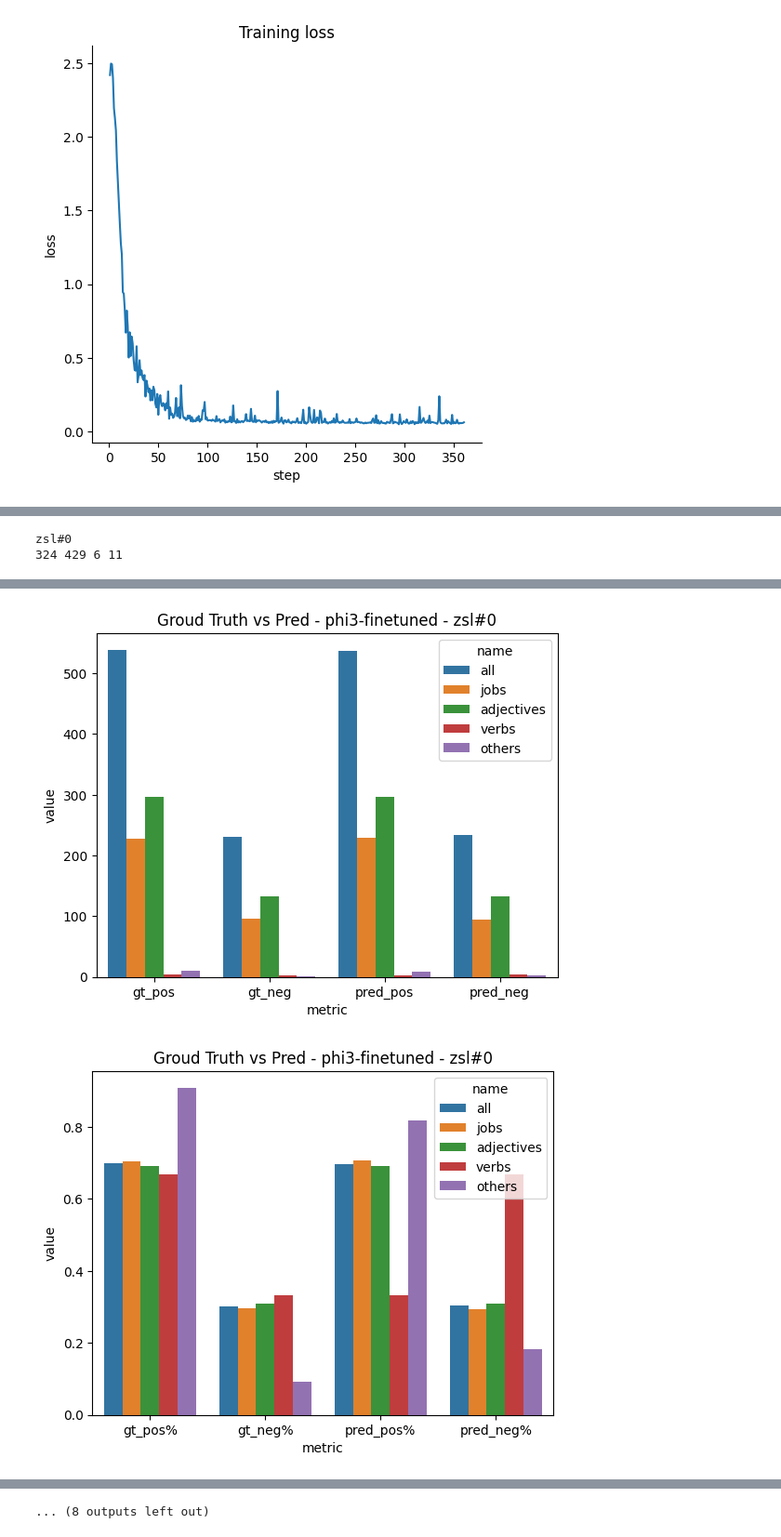
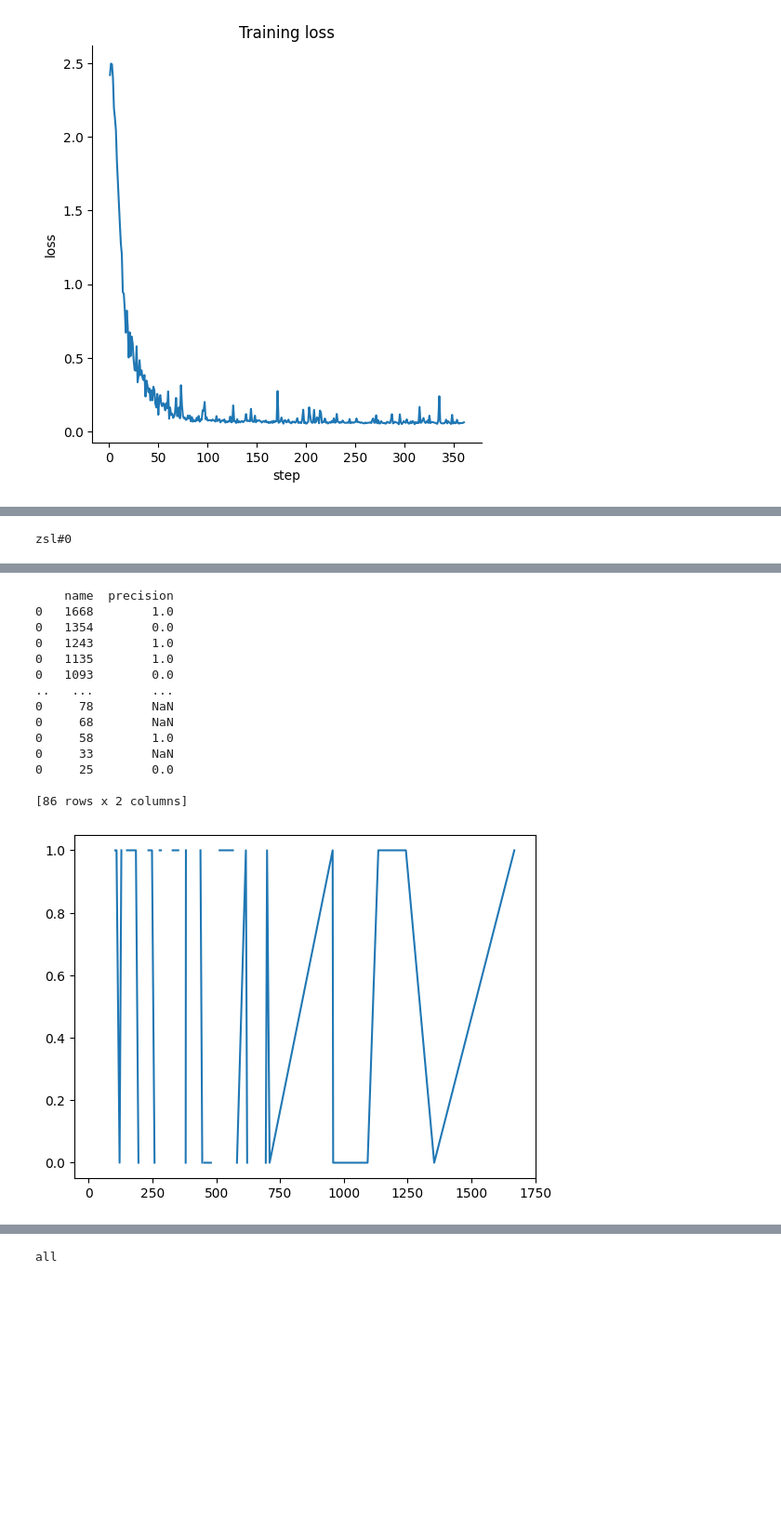
Before and after one commit to tommasoromano/unimi-language-detection, a Jupyter notebook: analysis.ipynb, the cells around one changed output, grey strips where cells are left out. Shown at 93% size. Saved outputs shown, nothing was run; the diff lists cells and outputs as text; code cells hidden in the pictures; blank space fills up the shorter version.

Commit message:
seed

```diff
--- a/analysis.ipynb
+++ b/analysis.ipynb
@@ -84,3 +81,10 @@ plt.title('Training loss')
 plt.show()
 # %% [output]
 [figure]
+# %%
+df = sc_df_finetuned_seed()
+df = df[df['prompt_id'] == "zsl#0"]
+df = df[df['text_id'].str.contains('t#')]
+df = df[df['response'] != df['text_labels']]
+df_len = split_by_len(df, groups=20)
+df_len[(df_len['len'] <= 100) & (df_len['len'] <= 100)]['text'].unique()
@@ -94,9 +102,15 @@ for model in [
     # 'phi3',
     ]:
     print(model)
-    df = pd.read_csv(f'results/{model}-eval-v0.csv')
+    df = pd.read_csv(f'results/{model}-seed-eval-v0.csv')
     if model == 'phi3-finetuned':
         df = df[~df['response'].str.contains('NOT IN TEST DATASET')]
+    df['text_id'] = df.apply(lambda x: x['text_id'] if x['text_id'][1] == '#' else "t" + x['text_id'][2:], axis=1)
+    df['text'] = df.apply(lambda x: DataGenerator.get(x['text_id'],
+                                                      TEXT_SEED_v0(),
+                                                      SUBS_JOBS_V0,
+                                                      )['text'][0],
+                        axis=1)
     # df = df[df['prompt_id'].str.contains('cot')]
 
     df_fix = fix_df(df, model, show_plot=show_plots)
@@ -105,23 +119,46 @@ for model in [
     # print(df_fix['true'].value_counts())
     # print(df_fix['response'].value_counts())
 
-    for p in df_fix['prompt_id'].unique():
+    #for p in df_fix['prompt_id'].unique():
+    for p in [
+        'zsl#0',
+    ]:
         print(p)
 
         _df = df_fix[df_fix['prompt_id'] == p]
-        df_jobs = _df[_df['text_JOB_value'] != ""]
-        df_adj = _df[_df['text_ADJ_value'] != ""]
-        df_verb = _df[_df['text_VERB_value'] != ""]
-        df_other = _df[(_df['text_JOB_value'] == "") & (_df['text_ADJ_value'] == "") & (_df['text_VERB_value'] == "")]
-        print(len(df_jobs), len(df_adj), len(df_verb), len(df_other))
+
+        df_len = split_by_len(_df, groups=20)
+
+        if 'text_JOB_value' in _df.columns:
+            df_jobs = _df[_df['text_JOB_value'] != ""]
+            df_adj = _df[_df['text_ADJ_value'] != ""]
+            df_verb = _df[_df['text_VERB_value'] != ""]
+            df_other = _df[(_df['text_JOB_value'] == "") & (_df['text_ADJ_value'] == "") & (_df['text_VERB_value'] == "")]
+            print(len(df_jobs), len(df_adj), len(df_verb), len(df_other))
 
         # sns.countplot(data=df_jobs, x='true')
         # plt.show()
 
-        cm = skm.confusion_matrix(_df['true'], _df['response'], labels=LABELS, normalize='true')
-        disp = skm.ConfusionMatrixDisplay(confusion_matrix=cm, display_labels=LABELS)
-        disp.plot()
+        confusion_matrix(_df)
+
+        res_df = None
+        #for ln in df_len['len_label'].unique():
+        for ln in df_len['len'].unique():
+            #_metrics = metrics(df_len[df_len['len_label'] == ln])
+            _metrics = metrics(df_len[df_len['len'] == ln])
+            _metrics['name'] = ln
+            if res_df is None:
+                res_df = pd.DataFrame(_metrics, index=[0])
+            else:
+                res_df = pd.concat([res_df, pd.DataFrame(_metrics, index=[0])])
+
+        res_df.dropna()
+        res_df['name'] = res_df.apply(lambda x: int(x['name']), axis=1)
+        res_df = res_df.sort_values('name', ascending=False)
+        print(res_df[['name','precision']])
+        plt.plot(res_df['name'],res_df['precision'])
         plt.show()
+        continue
 
         all = metrics(_df)
         all['name'] = 'all'
@@ -132,13 +169,12 @@ for model in [
         else:
             res_models_df = pd.concat([res_models_df, pd.DataFrame(all, index=[0])])
 
-
         for __df, nm in [
             (df_jobs,"jobs"),
             (df_adj,"adjectives"),
             (df_verb,"verbs"),
             (df_other,"others"),
-        ]:
+        ] if 'text_JOB_value' in _df.columns else []:
             print(nm)
             if len(__df) == 0:
                 continue
@@ -178,5 +214,6 @@ for model in [
 
 print('all')
 plot_metrics(res_models_df, "- All models")
+res_models_df
 # %% [output]
 phi3-finetuned
@@ -189,2 +238 @@ phi3-finetuned
 zsl#0
-324 429 6 11
@@ -209,2 +250,15 @@ others
+    name  precision
+0   1668        1.0
+0   1354        0.0
+0   1243        1.0
+0   1135        1.0
+0   1093        0.0
+..   ...        ...
+0     78        NaN
+0     68        NaN
+0     58        1.0
+0     33        NaN
+0     25        0.0
+
+[86 rows x 2 columns]
-[figure, old version]
+[figure, new version]
-[figure, removed]
@@ -216 +265 @@ others
-... (8 outputs left out)
+all
```
Also changed, not shown: parts of 4 cells of this notebook, 4 other files.
